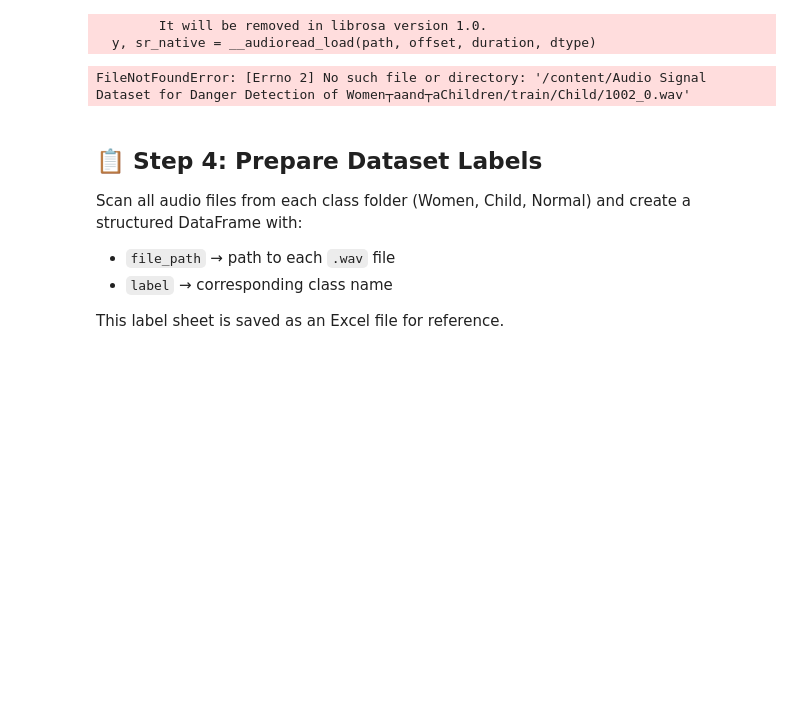
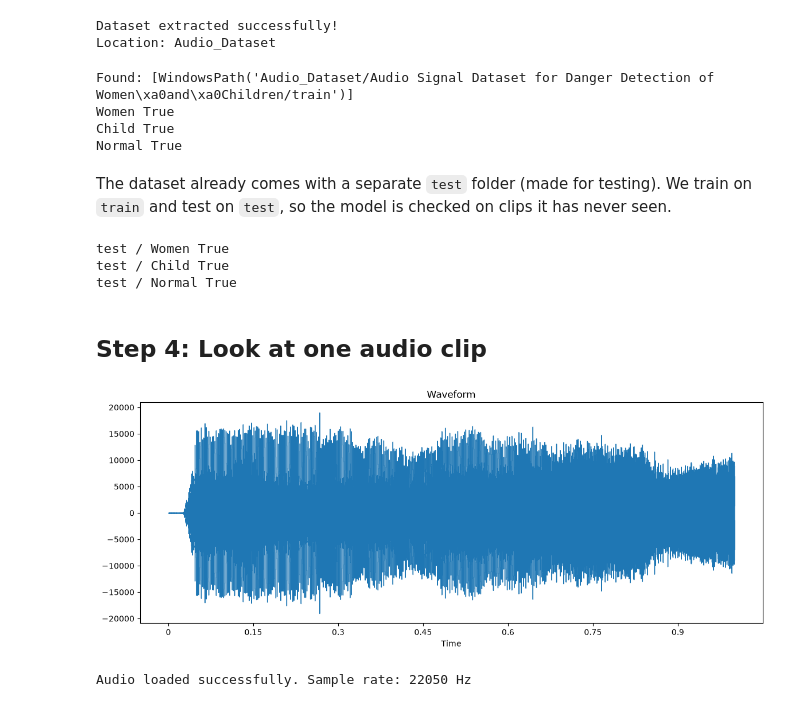
Before and after one commit to Subhasmita-Shaw/Guardian-Deity-Women-Child-Safety-Detection, a Jupyter notebook: Guardian_Deity_Women_Safety_Updated.ipynb, the cells around one changed output. Drawn from its saved outputs; the diff is of its cells as text; code cells hidden in the pictures; blank space fills up the shorter version.

Commit message:
Update notebook with outputs and results

```diff
--- a/Guardian_Deity_Women_Safety_Updated.ipynb
+++ b/Guardian_Deity_Women_Safety_Updated.ipynb
@@ -50,27 +41,74 @@ This helps confirm the dataset is loaded correctly and gives us a visual feel of
+# %%
+from pathlib import Path
+import zipfile
+
+# The downloaded zip must be in the same folder as this notebook
+zip_path = next(Path(".").glob("Audio Signal Dataset*.zip"))  # finds the zip in the same folder as this notebook
+
+# Extract into a folder named Audio_Dataset
+extract_dir = zip_path.parent / "Audio_Dataset"
+
+if zip_path.exists():
+    with zipfile.ZipFile(zip_path, "r") as zip_ref:
+        zip_ref.extractall(extract_dir)
+    print("Dataset extracted successfully!")
+    print("Location:", extract_dir)
+else:
+    print("ZIP file not found. Check the file path.")
+# %% [output]
+Dataset extracted successfully!
+Location: Audio_Dataset
+# %%
+from pathlib import Path
+
+base = Path("Audio_Dataset")  # created by the cell above
+
+# Search inside Audio_Dataset for a folder named "train"
+train_dirs = [p for p in base.rglob("train") if p.is_dir()]
+print("Found:", train_dirs)
+
+root_dir = str(train_dirs[0])
+categories = ['Women', 'Child', 'Normal']
+
+# All three should print True
+for c in categories:
+    print(c, Path(root_dir, c).exists())
+# %% [output]
+Found: [WindowsPath('Audio_Dataset/Audio Signal Dataset for Danger Detection of Women\xa0and\xa0Children/train')]
+Women True
+Child True
+Normal True
+# %% [markdown]
+The dataset already comes with a separate `test` folder (made for testing). We train on `train` and test on `test`, so the model is checked on clips it has never seen.
+# %%
+# The dataset already has a separate "test" folder next to "train"
+test_dir = str(Path(root_dir).parent / "test")
+for c in categories:
+    print("test /", c, Path(test_dir, c).exists())   # all three should print True
+# %% [output]
+test / Women True
+test / Child True
+test / Normal True
+# %% [markdown]
+## Step 4: Look at one audio clip
 # %%
+import os
 import librosa
 import librosa.display
 import matplotlib.pyplot as plt
 
-# Load a sample audio file
-audio_path = '/content/Audio Signal Dataset for Danger Detection of Women┬аand┬аChildren/train/Child/1002_0.wav'
+sample_folder = os.path.join(root_dir, "Child")
+sample_file = [f for f in os.listdir(sample_folder) if f.endswith(".wav")][0]
+audio_path = os.path.join(sample_folder, sample_file)
+
 y, sr = librosa.load(audio_path)
 
-# Display the waveform
 plt.figure(figsize=(14, 5))
 librosa.display.waveshow(y, sr=sr)
-plt.title('Waveform')
+plt.title("Waveform")
 plt.show()
 
-print(f'Audio loaded successfully. Sample rate: {sr} Hz')
+print(f"Audio loaded successfully. Sample rate: {sr} Hz")
 # %% [output]
+[figure, added]
-        It will be removed in librosa version 1.0.
-  y, sr_native = __audioread_load(path, offset, duration, dtype)
+Audio loaded successfully. Sample rate: 22050 Hz
-FileNotFoundError: [Errno 2] No such file or directory: '/content/Audio Signal Dataset for Danger Detection of Women┬аand┬аChildren/train/Child/1002_0.wav'
-# %% [markdown]
-## 📋 Step 4: Prepare Dataset Labels
-Scan all audio files from each class folder (Women, Child, Normal) and create a structured DataFrame with:
-- `file_path` → path to each `.wav` file
-- `label` → corresponding class name
-
-This label sheet is saved as an Excel file for reference.
```
Also changed, not shown: parts of 63 cells of this notebook, 1 other file.
